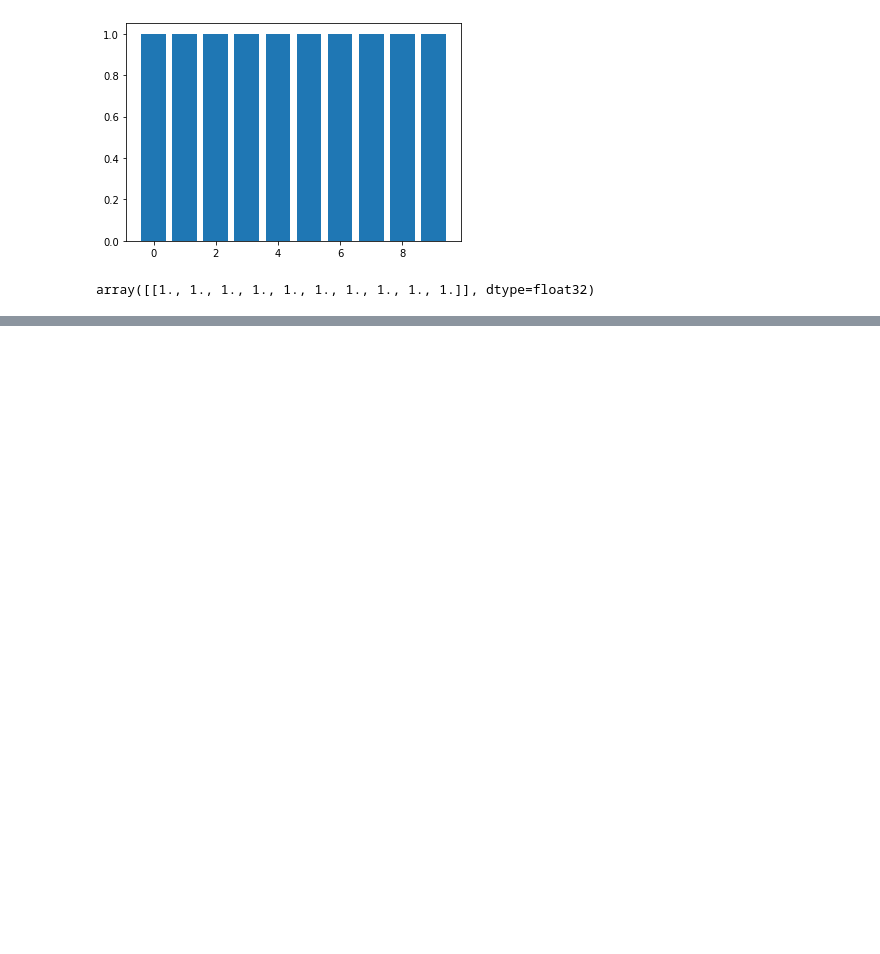
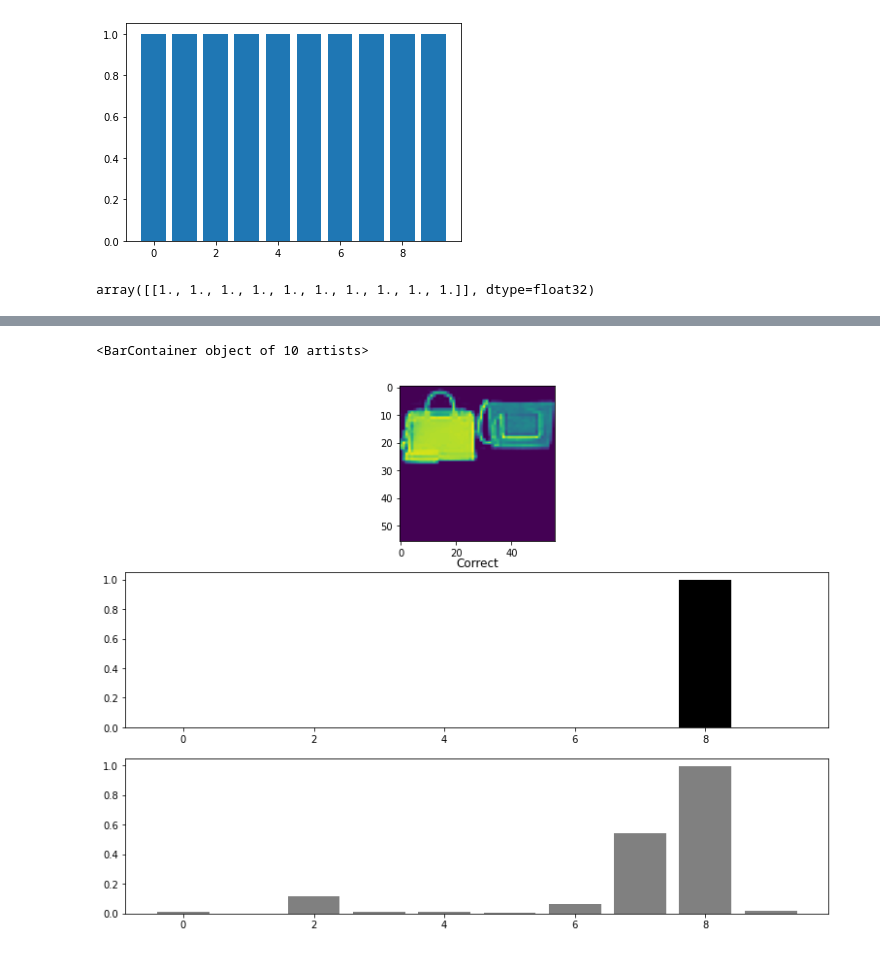
Before and after one commit to Vaycold/Vaycold, a Jupyter notebook: Python_DL/여러 의상 사진에서 옷 종류 구분하기~2차모델링.ipynb, the cells around one changed output, grey strips where cells are left out. Drawn from its saved outputs; the diff is of its cells as text; code cells hidden in the pictures; blank space fills up the shorter version.

```diff
--- a/Python_DL/여러 의상 사진에서 옷 종류 구분하기~2차모델링.ipynb
+++ b/Python_DL/여러 의상 사진에서 옷 종류 구분하기~2차모델링.ipynb
@@ -774,0 +892,16 @@ array([[1., 1., 1., 1., 1., 1., 1., 1., 1., 1.]], dtype=float32)
+# %%
+plt.figure(figsize=(13,10))
+
+res = new_model2.predict(test_multi_images[4].reshape((-1,56,56,1)))
+plt.subplot(311)
+plt.imshow(test_multi_images[4].reshape(56,56))
+
+plt.subplot(312)
+plt.title('Correct')
+plt.bar(np.arange(0,10), test_multi_labels[4], color='black')
+
+plt.subplot(313)
+plt.bar(np.arange(0,10), res[0], color='gray')
+# %% [output]
+<BarContainer object of 10 artists>
+[figure, added]
```
Also changed, not shown: parts of 15 cells of this notebook.
